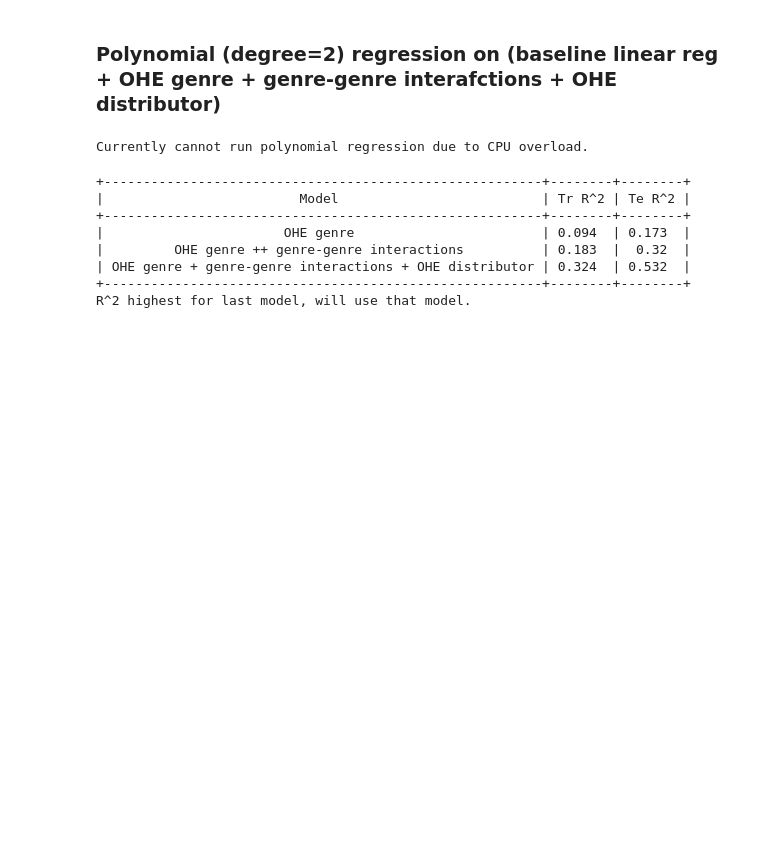
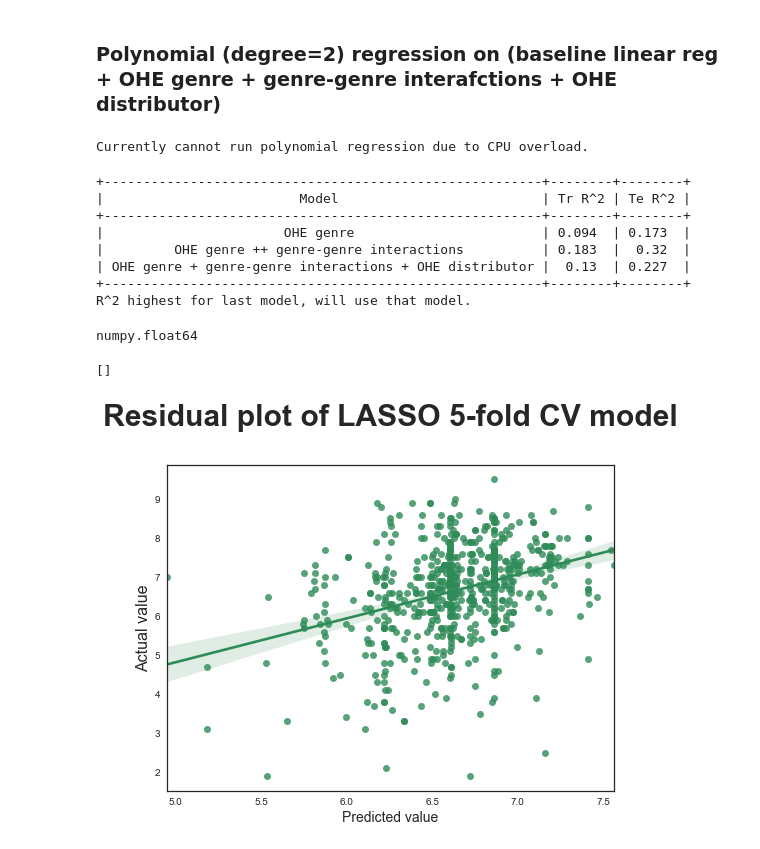
Before and after one commit to yi-ye-zhi-qiu/liamometer, a Jupyter notebook: StepIII Data modeling.ipynb, the cells around one changed output. Saved outputs shown, nothing was run; the diff lists cells and outputs as text; code cells hidden in the pictures; blank space fills up the shorter version.

Commit message:
Fix error by converting target to numeric value

```diff
--- a/StepIII Data modeling.ipynb
+++ b/StepIII Data modeling.ipynb
@@ -139,13 +195,13 @@ Distributor is one-hot-encoded now too
 # %%
 print("Scaling data since data is sensitive to magnitude.. (world_revenue is in the millions, IMDB rating is 1-10)")
 scaler = preprocessing.StandardScaler()
-X_TrainBaselinev2Scaled = scaler.fit_transform(X_TrainBaselinev2)
-X_TestBaselinev2Scaled = scaler.fit_transform(X_TestBaselinev2)
+X_TrainBaselinev2Scaled = scaler.fit_transform(X_train)
+X_TestBaselinev2Scaled = scaler.fit_transform(X_test)
 
 lm = LinearRegression()
-lm.fit(X_TrainBaselinev2, y_train)
-print(f'Linear regression (on TRAINING DATA) with genre-genre interaction terms AND OHE of distributor val R^2: {lm.score(X_TrainBaselinev2, y_train):.3f}')
-lm.fit(X_TestBaselinev2, y_test)
-print(f'Linear regression (on TEST DATA) with genre-genre interaction terms AND OHE of distributor val R^2: {lm.score(X_TestBaselinev2, y_test):.3f}')
+lm.fit(X_train, y_train)
+print(f'Linear regression (on TRAINING DATA) with genre-genre interaction terms AND OHE of distributor val R^2: {lm.score(X_train, y_train):.3f}')
+lm.fit(X_test, y_test)
+print(f'Linear regression (on TEST DATA) with genre-genre interaction terms AND OHE of distributor val R^2: {lm.score(X_test, y_test):.3f}')
 # %% [output]
 Scaling data since data is sensitive to magnitude.. (world_revenue is in the millions, IMDB rating is 1-10)
@@ -177,7 +233,7 @@ scores = PrettyTable()
 scores.field_names = ["Model", "Tr R^2", "Te R^2"]
 scores.add_row(["OHE genre", 0.094, 0.173])
 scores.add_row(["OHE genre ++ genre-genre interactions", 0.183, 0.320])
-scores.add_row(["OHE genre + genre-genre interactions + OHE distributor", 0.324, 0.532])
+scores.add_row(["OHE genre + genre-genre interactions + OHE distributor", 0.130, 0.227])
 print(scores)
 print("R^2 highest for last model, will use that model.")
 # %% [output]
@@ -186,6 +242,33 @@ print("R^2 highest for last model, will use that model.")
 +--------------------------------------------------------+--------+--------+
 |                       OHE genre                        | 0.094  | 0.173  |
 |         OHE genre ++ genre-genre interactions          | 0.183  |  0.32  |
-| OHE genre + genre-genre interactions + OHE distributor | 0.324  | 0.532  |
+| OHE genre + genre-genre interactions + OHE distributor |  0.13  | 0.227  |
 +--------------------------------------------------------+--------+--------+
 R^2 highest for last model, will use that model.
+# %%
+y_train = pd.to_numeric(y_train)
+y_test = pd.to_numeric(y_test)
+type(y_train.values[0])
+# %% [output]
+numpy.float64
+# %%
+import matplotlib.pyplot as plt
+import seaborn as sns
+
+lasso_cv_5_fold = LassoCV(cv=5)
+lasso_cv_5_fold.fit(X_TrainBaselinev2Scaled, y_train)
+train_set_pred_lasso = lasso_cv_5_fold.predict(X_TrainBaselinev2Scaled)
+test_set_pred_lasso = lasso_cv_5_fold.predict(X_TestBaselinev2Scaled)
+
+plt.figure(figsize=(8, 6))
+sns.set_style(style='white')
+# plt.scatter(test_set_pred, y_test, alpha=.1,  scatter_kws={"color": "black"}, line_kws={"color": "red"})
+ax = sns.regplot(x=test_set_pred_lasso, y=y_test, color="seagreen")
+ax.set_title("Residual plot of LASSO 5-fold CV model", fontsize=30, weight='bold', y=1.1)
+
+plt.xlabel('Predicted value', fontsize=14)
+plt.ylabel('Actual value', fontsize=16)
+plt.plot()
+# %% [output]
+[]
+[figure, added]
```
Also changed, not shown: parts of 14 cells of this notebook.
